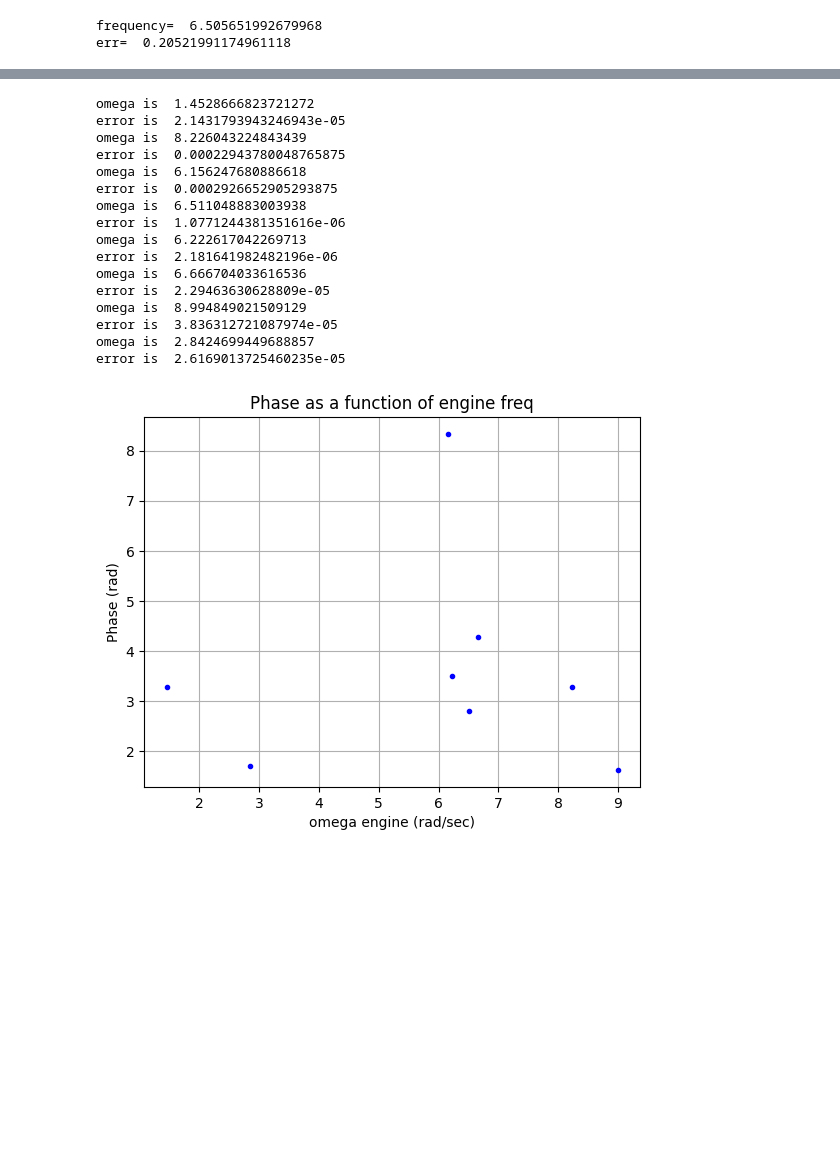
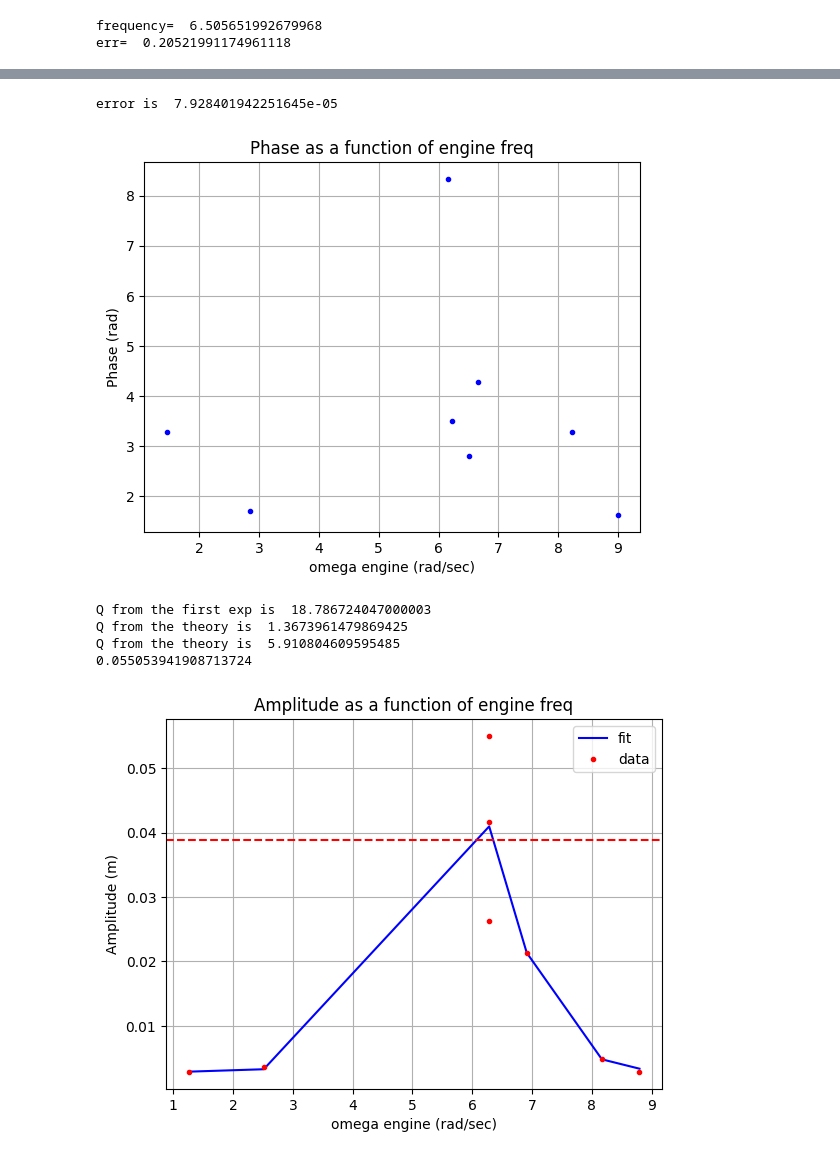
Before and after one commit to ronniegertman/Waves, a Jupyter notebook: harmonic_oscilator.ipynb, the cells around one changed output, grey strips where cells are left out. Drawn from its saved outputs; the diff is of its cells as text; code cells hidden in the pictures; blank space fills up the shorter version.

```diff
--- a/harmonic_oscilator.ipynb
+++ b/harmonic_oscilator.ipynb
@@ -304,6 +305,7 @@ omega resonance is  6.283185307179586
 def phi_func(t, x, w, phi, b):
   return x * np.cos(w*t + phi) + b
 
+avg_error = 0
 
 phi_vec = []
 omega_v = []
@@ -317,12 +319,12 @@ for element in data:
 
     phi_vec.append(params[2])
     omega_v.append(params[1])
-    print("omega is ", params[1])
-    print("error is ", cov[2][2])
+    avg_error += cov[2][2]
 
 plt.figure()
 
 phi_vec = np.array(phi_vec)
+print("error is ", avg_error/8)
 
 plt.plot(omega_v, phi_vec, 'b.')
 plt.xlabel('omega engine (rad/sec)')
@@ -330,20 +332,45 @@ plt.ylabel('Phase (rad)')
 plt.title("Phase as a function of engine freq")
 plt.grid()
 # %% [output]
-omega is  1.4528666823721272
-error is  2.1431793943246943e-05
-omega is  8.226043224843439
-error is  0.00022943780048765875
-omega is  6.156247680886618
-error is  0.0002926652905293875
-omega is  6.511048883003938
-error is  1.0771244381351616e-06
-omega is  6.222617042269713
-error is  2.181641982482196e-06
-omega is  6.666704033616536
-error is  2.29463630628809e-05
-omega is  8.994849021509129
-error is  3.836312721087974e-05
-omega is  2.8424699449688857
-error is  2.6169013725460235e-05
+error is  7.928401942251645e-05
 [figure]
+# %%
+#calculating Q
+w0 = 6.28318530
+tau = 2.99
+Q_ver1 = w0 * tau
+print("Q from the first exp is ", Q_ver1)
+
+delta_w = 7.952 - 3.357
+Q_ver2 = w0 / delta_w
+print("Q from the theory is ", Q_ver2)
+
+p0 = ([1, cart_with_magnets, w0, tau])
+params,cov = cfit(amplitude,np.array(omega_engine_vec),np.array(amp_vec),p0=p0)
+plt.figure()
+
+sorted_indices = np.argsort(omega_engine_vec)
+omega_sorted = np.array(omega_engine_vec)[sorted_indices]
+amp_sorted = amplitude(np.array(omega_engine_vec), *params)[sorted_indices]
+plt.plot(omega_sorted, amp_sorted, 'b-')
+plt.plot(omega_engine_vec, amp_vec, 'r.')
+plt.grid()
+plt.xlabel('omega engine (rad/sec)')
+plt.ylabel('Amplitude (m)')
+plt.title("Amplitude as a function of engine freq")
+plt.legend(["fit", "data"])
+
+exp_amp = np.max(amp_vec)
+plt.axhline(y=exp_amp / np.sqrt(2), color="red", linestyle="--")
+delta_w = 1.063
+Q_ver3 = w0 / delta_w
+print("Q from the theory is ", Q_ver3)
+
+
+print(exp_amp)
+# %% [output]
+Q from the first exp is  18.786724047000003
+Q from the theory is  1.3673961479869425
+Q from the theory is  5.910804609595485
+0.055053941908713724
+[figure, added]
```
Also changed, not shown: parts of 3 cells of this notebook.
